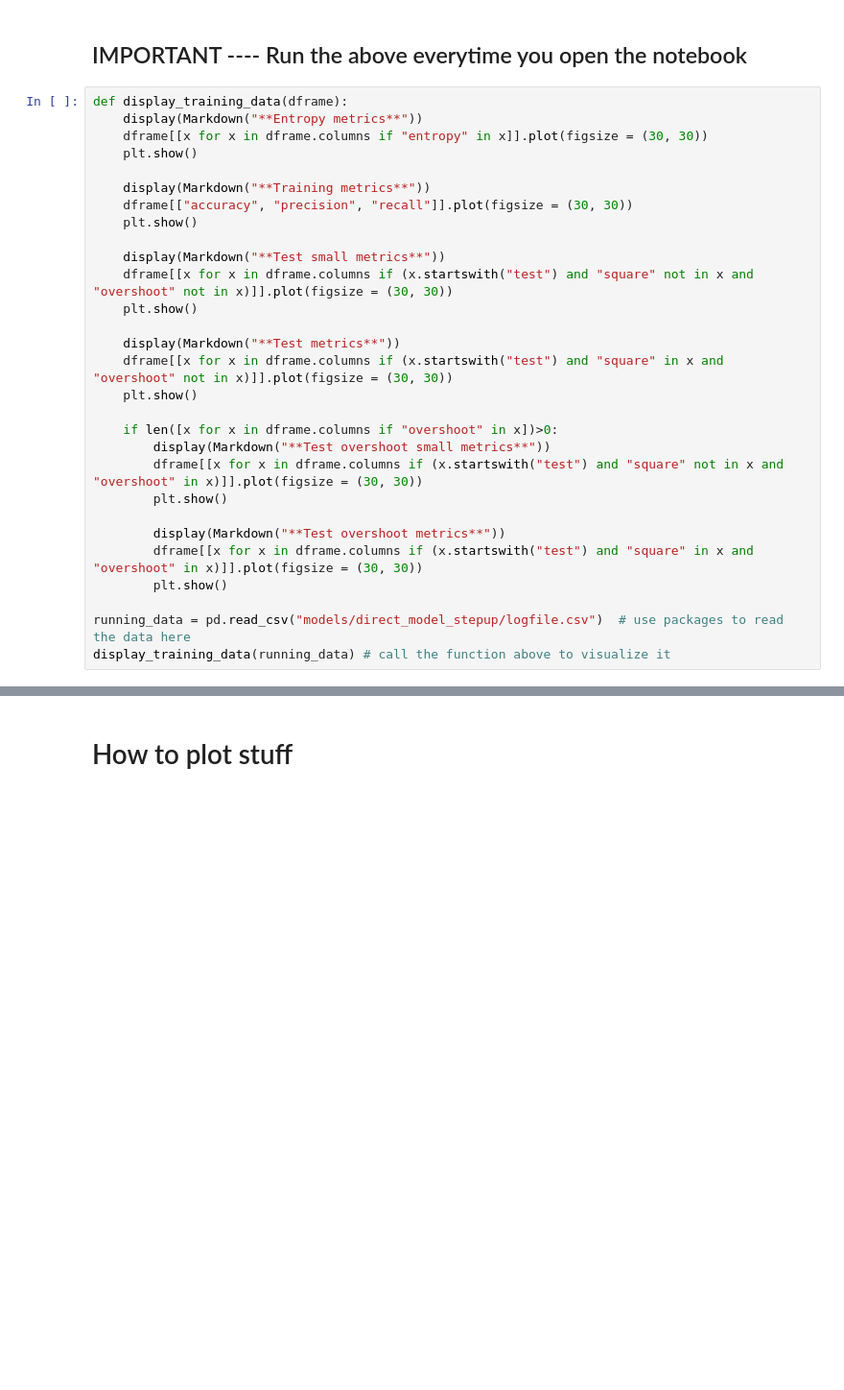
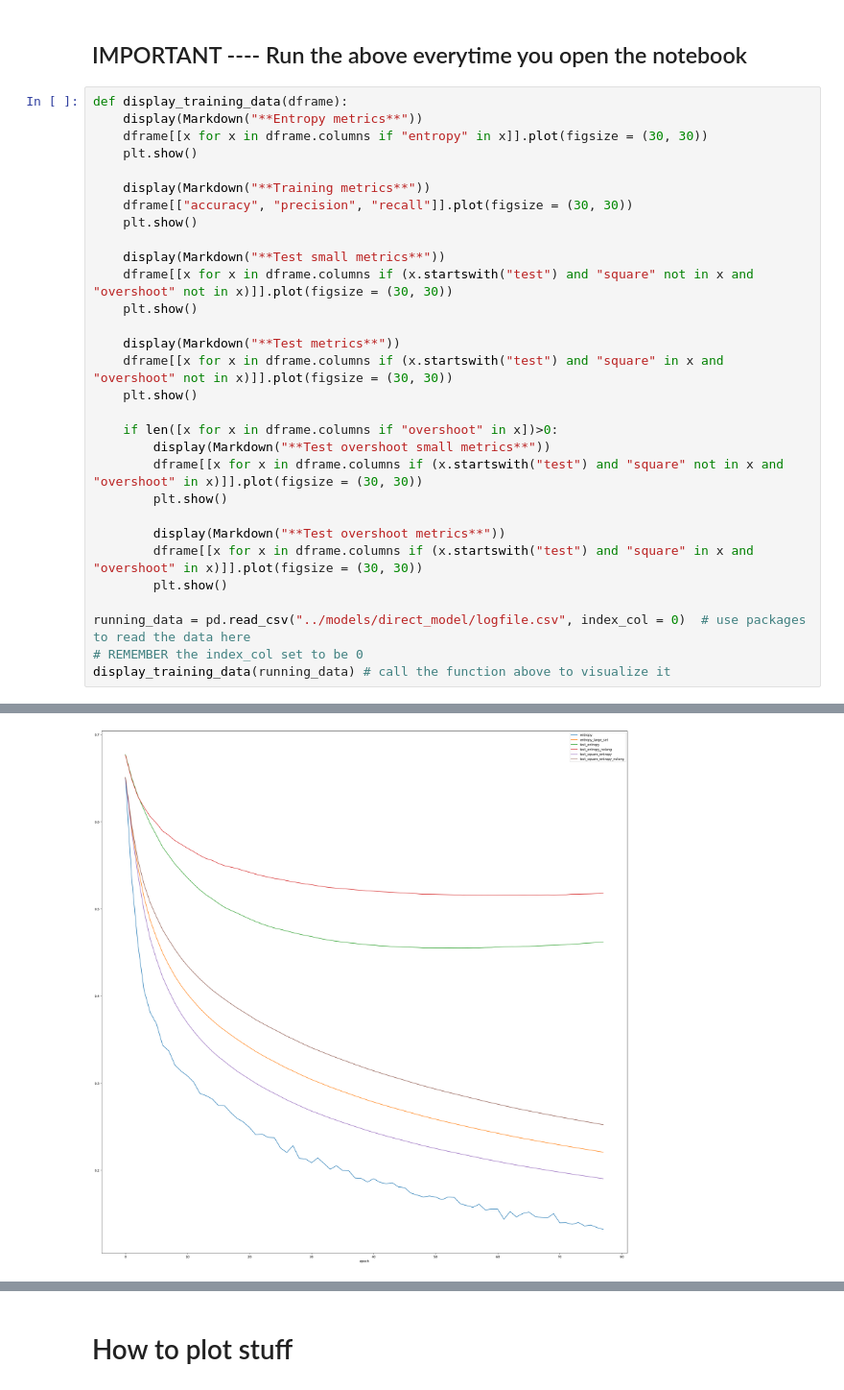
Before and after one commit to louis845/KaggleLearningEquality2023, a Jupyter notebook: jason/visualization_example.ipynb, the cells around one changed output, grey strips where cells are left out. Shown at 96% size. Cells and saved outputs as stored; diff of their text form; blank space fills up the shorter version.

```diff
--- a/jason/visualization_example.ipynb
+++ b/jason/visualization_example.ipynb
@@ -34,5 +34,7 @@ def display_training_data(dframe):
         dframe[[x for x in dframe.columns if (x.startswith("test") and "square" in x and "overshoot" in x)]].plot(figsize = (30, 30))
         plt.show()
 
-running_data = pd.read_csv("models/direct_model_stepup/logfile.csv")  # use packages to read the data here
+running_data = pd.read_csv("../models/direct_model/logfile.csv", index_col = 0)  # use packages to read the data here
+# REMEMBER the index_col set to be 0
 display_training_data(running_data) # call the function above to visualize it
+# %% [output]
@@ -38,0 +42 @@ display_training_data(running_data) # call the function above to visualize it
+[figure, added]
```
Also changed, not shown: parts of 8 cells of this notebook, 1 other file.
